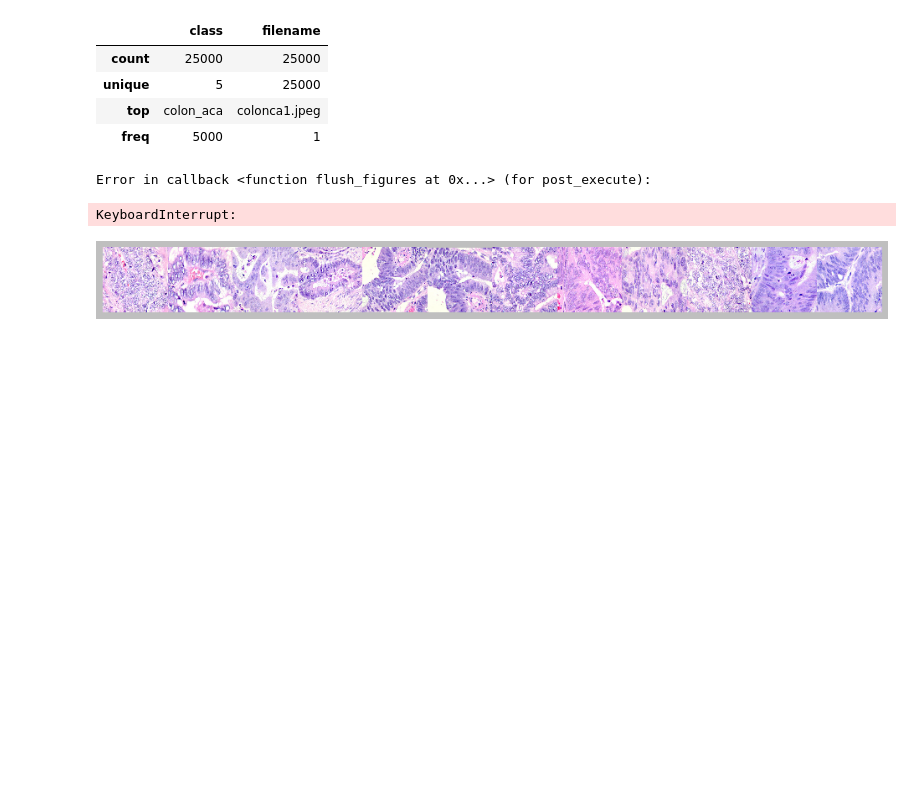
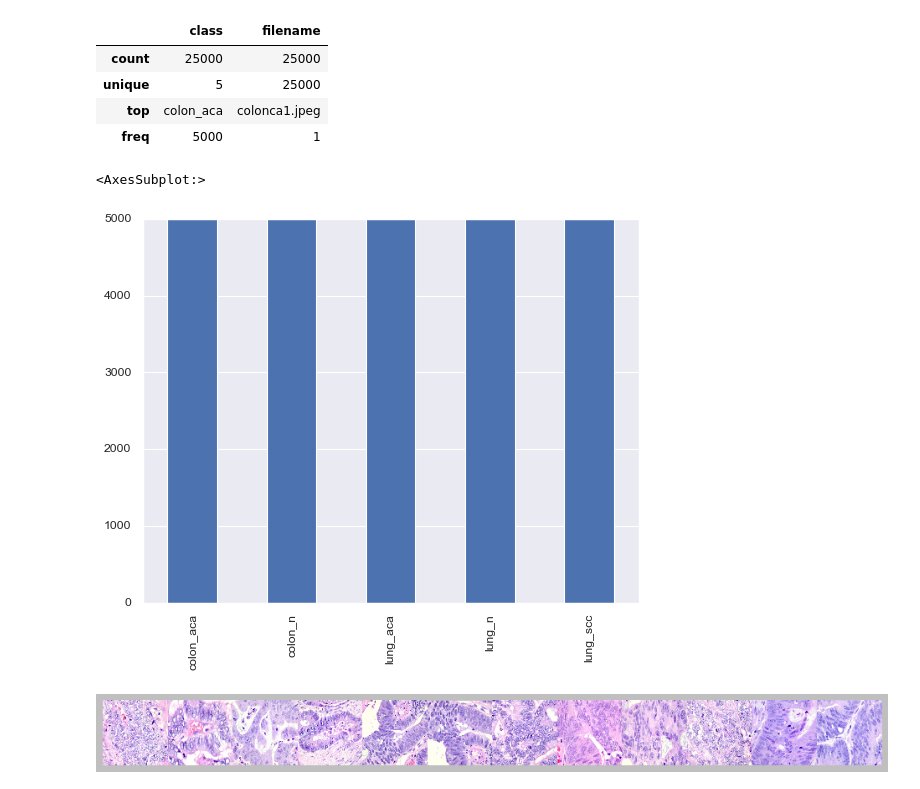
Before and after one commit to abdalrhmanu/lung-and-colon-cancer-histopathological-images, a Jupyter notebook: EDA.ipynb, the cells around one changed output. Saved outputs shown, nothing was run; the diff lists cells and outputs as text; code cells hidden in the pictures; blank space fills up the shorter version.

Commit message:
plotting using matplotlib

```diff
--- a/EDA.ipynb
+++ b/EDA.ipynb
@@ -74,12 +74,11 @@ dataset_df.describe()
 | unique | 5 | 25000 |
 | top | colon_aca | colonca1.jpeg |
 | freq | 5000 | 1 |
-# %%
-for col in labels:
-    plt.hist(dataset_df.loc[dataset_df['class'] == col], alpha=0.5)
-# %% [output]
-Error in callback <function flush_figures at 0x...> (for post_execute):
-KeyboardInterrupt:
+# %%
+dataset_df['class'].value_counts().plot(kind='bar')
+# %% [output]
+<AxesSubplot:>
+[figure, added]
 # %%
 """
 fig, ax = plt.subplots(nrows, ncols, figsize=(15, 6))
```
